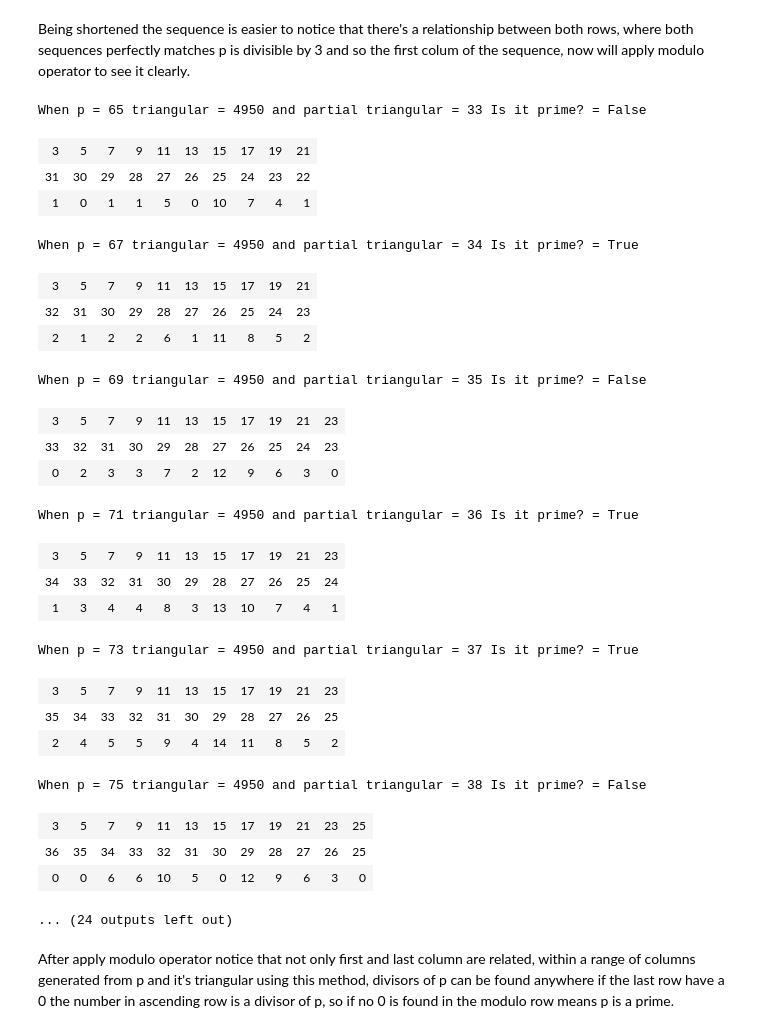
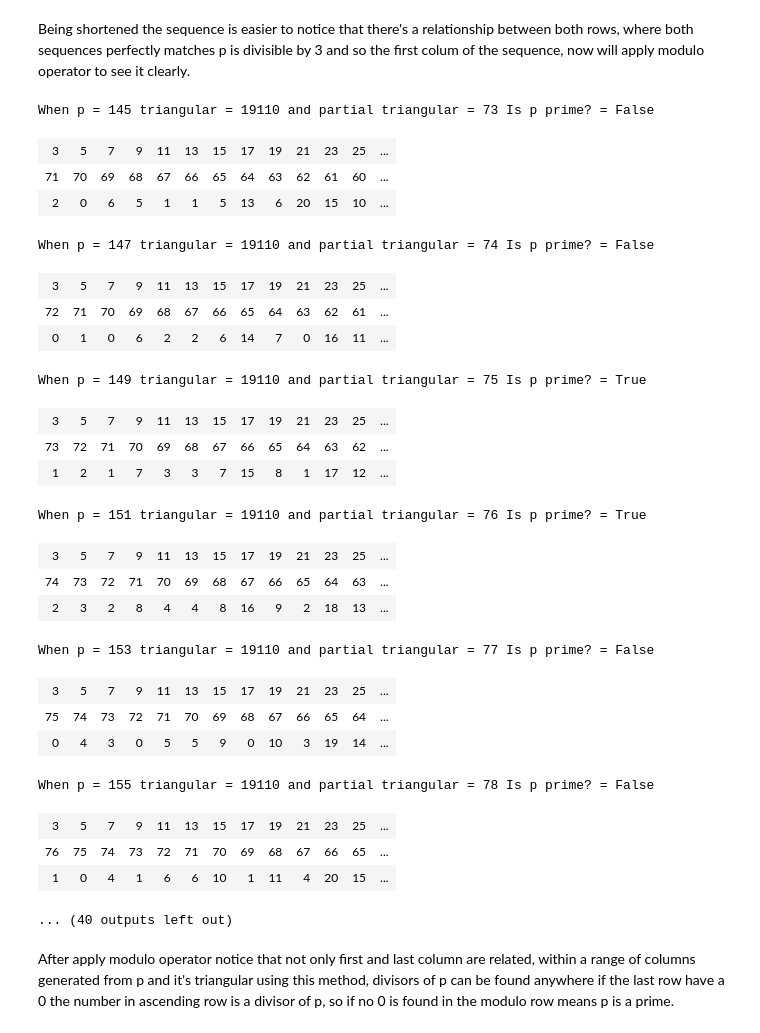
Before and after one commit to PandaLz/PrimeRT-Lz, a Jupyter notebook: index.ipynb, the cells around one changed output. Saved outputs shown, nothing was run; the diff lists cells and outputs as text; code cells hidden in the pictures.

```diff
--- a/index.ipynb
+++ b/index.ipynb
@@ -70,7 +69,7 @@ for x in range(65, 100, 2):
 # %% [markdown]
 Having in count partial triangular value 2 sets of sequences can be generated until the triangular value is reached calling each odd number in sequence p:
 # %%
-for p in range(65, 100, 2):
+for p in range(145, 196, 2):
     t = triangular(p)
     partialt = partial_triangular(p)
 
@@ -130,7 +129,7 @@ When p = 75 triangular = 2850 and partial triangular = 38
 # %% [markdown]
 Observe the increments on both sets of sequences being the first incrementing p by partial triangular and the second partial triangular incemented by p until both converge at triangular value of p, to loof for a relationship between the values modulo between both sequences is applied:
 # %%
-for p in range(65, 100, 2):
+for p in range(145, 196, 2):
     t = triangular(p)
     partialt = partial_triangular(p)
 
@@ -202,7 +201,7 @@ Where partial triangular row is odd the first modulo of the sequence is equal to
 
 For the scope of this particular document will only focus on the odd part of the sequence which will also reduce greately the complexity of generating the sequence, so next table will only include the partial triangular row when value is odd and the modulo sequence row.
 # %%
-for p in range(65, 100, 2):
+for p in range(145, 196, 2):
     partialt = partial_triangular(p)
 
     sequences = [[],[]]
@@ -245,7 +244,7 @@ Having this 2 set of values now is possible to find if number p have divisors an
 
 Notice that top row is ascending until reach p and bottom row desend from pt - 2 to 0 there's a point where they intersect.
 # %%
-for p in range(65, 100, 2):
+for p in range(145, 196, 2):
     partialt = partial_triangular(p)
     #temporal variable to generate the secuence value
     partialt_temp = partialt - 1
@@ -290,59 +289,59 @@ When p = 75 triangular = 4950 and partial triangular = 38
 # %% [markdown]
 Being shortened the sequence is easier to notice that there's a relationship between both rows, where both sequences perfectly matches p is divisible by 3 and so the first colum of the sequence, now will apply modulo operator to see it clearly.
 # %%
-for p in range(65, 100, 2):
+for p in range(145, 196, 2):
     partialt = partial_triangular(p)
     #temporal variable to generate the secuence value
     partialt_temp = partialt - 1
 
     sequences = [[],[],[]]
 
     for x1 in range (3, int(p / 3 + 1), 2):
         sequences[0].append(x1)
     #   sequences[1].append(partialt_temp - 1)
     for x2 in sequences[0]:
         partialt_temp = partialt_temp -1
         sequences[1].append(partialt_temp)
     for i in range(len(sequences[0])):
         sequences[2].append(sequences[1][i] % sequences[0][i])
 
     prime = True
     if 0 in sequences[2]:
         prime = False
 
-    print("When p = {} triangular = {} and partial triangular = {} Is it prime? = {}".format(p, t, partialt, prime))
+    print("When p = {} triangular = {} and partial triangular = {} Is p prime? = {}".format(p, t, partialt, prime))
 
     display(HTML(
         '<table><tr>{}</tr></table>'.format(
             '</tr><tr>'.join(
                 '<td>{}</td>'.format('</td><td>'.join(str(_) for _ in row)) for row in sequences)
             )
      ))
 # %% [output]
-When p = 65 triangular = 4950 and partial triangular = 33 Is it prime? = False
+When p = 145 triangular = 19110 and partial triangular = 73 Is p prime? = False
-| 3 | 5 | 7 | 9 | 11 | 13 | 15 | 17 | 19 | 21 |
-| 31 | 30 | 29 | 28 | 27 | 26 | 25 | 24 | 23 | 22 |
-| 1 | 0 | 1 | 1 | 5 | 0 | 10 | 7 | 4 | 1 |
+| 3 | 5 | 7 | 9 | 11 | 13 | 15 | 17 | 19 | 21 | 23 | 25 | ... |
+| 71 | 70 | 69 | 68 | 67 | 66 | 65 | 64 | 63 | 62 | 61 | 60 | ... |
+| 2 | 0 | 6 | 5 | 1 | 1 | 5 | 13 | 6 | 20 | 15 | 10 | ... |
-When p = 67 triangular = 4950 and partial triangular = 34 Is it prime? = True
+When p = 147 triangular = 19110 and partial triangular = 74 Is p prime? = False
-| 3 | 5 | 7 | 9 | 11 | 13 | 15 | 17 | 19 | 21 |
-| 32 | 31 | 30 | 29 | 28 | 27 | 26 | 25 | 24 | 23 |
-| 2 | 1 | 2 | 2 | 6 | 1 | 11 | 8 | 5 | 2 |
+| 3 | 5 | 7 | 9 | 11 | 13 | 15 | 17 | 19 | 21 | 23 | 25 | ... |
+| 72 | 71 | 70 | 69 | 68 | 67 | 66 | 65 | 64 | 63 | 62 | 61 | ... |
+| 0 | 1 | 0 | 6 | 2 | 2 | 6 | 14 | 7 | 0 | 16 | 11 | ... |
-When p = 69 triangular = 4950 and partial triangular = 35 Is it prime? = False
+When p = 149 triangular = 19110 and partial triangular = 75 Is p prime? = True
-| 3 | 5 | 7 | 9 | 11 | 13 | 15 | 17 | 19 | 21 | 23 |
-| 33 | 32 | 31 | 30 | 29 | 28 | 27 | 26 | 25 | 24 | 23 |
-| 0 | 2 | 3 | 3 | 7 | 2 | 12 | 9 | 6 | 3 | 0 |
+| 3 | 5 | 7 | 9 | 11 | 13 | 15 | 17 | 19 | 21 | 23 | 25 | ... |
+| 73 | 72 | 71 | 70 | 69 | 68 | 67 | 66 | 65 | 64 | 63 | 62 | ... |
+| 1 | 2 | 1 | 7 | 3 | 3 | 7 | 15 | 8 | 1 | 17 | 12 | ... |
-When p = 71 triangular = 4950 and partial triangular = 36 Is it prime? = True
+When p = 151 triangular = 19110 and partial triangular = 76 Is p prime? = True
-| 3 | 5 | 7 | 9 | 11 | 13 | 15 | 17 | 19 | 21 | 23 |
-| 34 | 33 | 32 | 31 | 30 | 29 | 28 | 27 | 26 | 25 | 24 |
-| 1 | 3 | 4 | 4 | 8 | 3 | 13 | 10 | 7 | 4 | 1 |
+| 3 | 5 | 7 | 9 | 11 | 13 | 15 | 17 | 19 | 21 | 23 | 25 | ... |
+| 74 | 73 | 72 | 71 | 70 | 69 | 68 | 67 | 66 | 65 | 64 | 63 | ... |
+| 2 | 3 | 2 | 8 | 4 | 4 | 8 | 16 | 9 | 2 | 18 | 13 | ... |
-When p = 73 triangular = 4950 and partial triangular = 37 Is it prime? = True
+When p = 153 triangular = 19110 and partial triangular = 77 Is p prime? = False
-| 3 | 5 | 7 | 9 | 11 | 13 | 15 | 17 | 19 | 21 | 23 |
-| 35 | 34 | 33 | 32 | 31 | 30 | 29 | 28 | 27 | 26 | 25 |
-| 2 | 4 | 5 | 5 | 9 | 4 | 14 | 11 | 8 | 5 | 2 |
+| 3 | 5 | 7 | 9 | 11 | 13 | 15 | 17 | 19 | 21 | 23 | 25 | ... |
+| 75 | 74 | 73 | 72 | 71 | 70 | 69 | 68 | 67 | 66 | 65 | 64 | ... |
+| 0 | 4 | 3 | 0 | 5 | 5 | 9 | 0 | 10 | 3 | 19 | 14 | ... |
-When p = 75 triangular = 4950 and partial triangular = 38 Is it prime? = False
+When p = 155 triangular = 19110 and partial triangular = 78 Is p prime? = False
-| 3 | 5 | 7 | 9 | 11 | 13 | 15 | 17 | 19 | 21 | 23 | 25 |
-| 36 | 35 | 34 | 33 | 32 | 31 | 30 | 29 | 28 | 27 | 26 | 25 |
-| 0 | 0 | 6 | 6 | 10 | 5 | 0 | 12 | 9 | 6 | 3 | 0 |
+| 3 | 5 | 7 | 9 | 11 | 13 | 15 | 17 | 19 | 21 | 23 | 25 | ... |
+| 76 | 75 | 74 | 73 | 72 | 71 | 70 | 69 | 68 | 67 | 66 | 65 | ... |
+| 1 | 0 | 4 | 1 | 6 | 6 | 10 | 1 | 11 | 4 | 20 | 15 | ... |
-... (24 outputs left out)
+... (40 outputs left out)
 # %% [markdown]
 After apply modulo operator notice that not only first and last column are related, within a range of columns generated from p and it's triangular using this method, divisors of p can be found anywhere if the last row have a 0 the number in ascending row is a divisor of p, so if no 0 is found in the modulo row means p is a prime.
```
Also changed, not shown: parts of 11 cells of this notebook.
